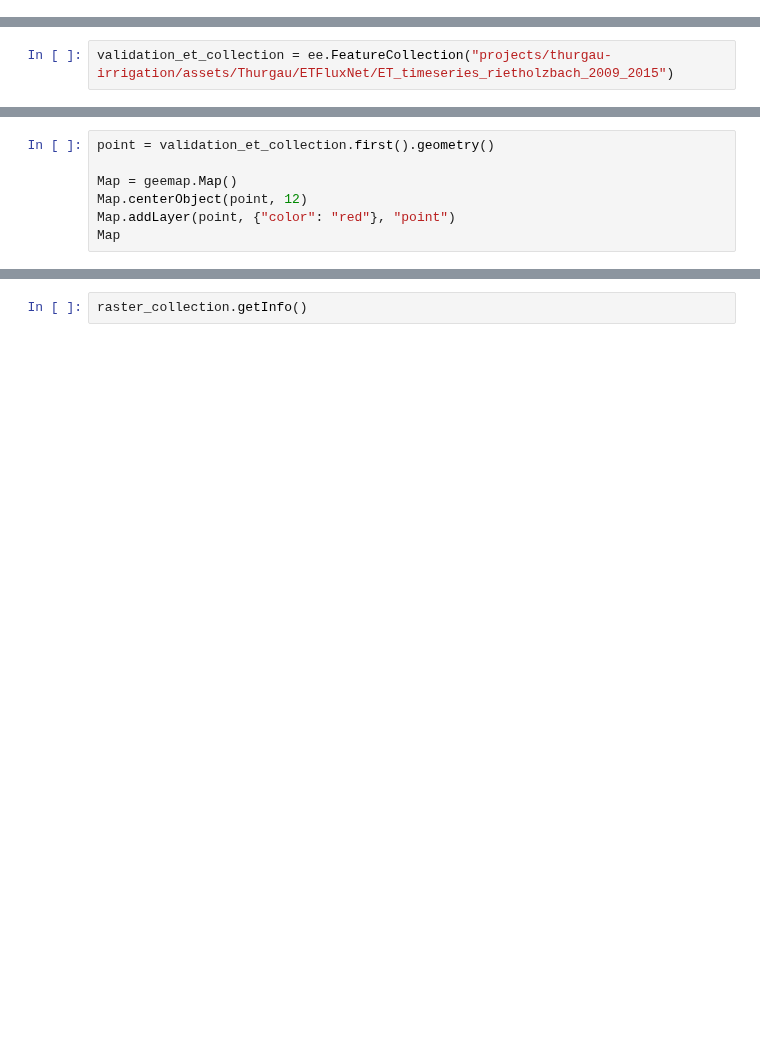
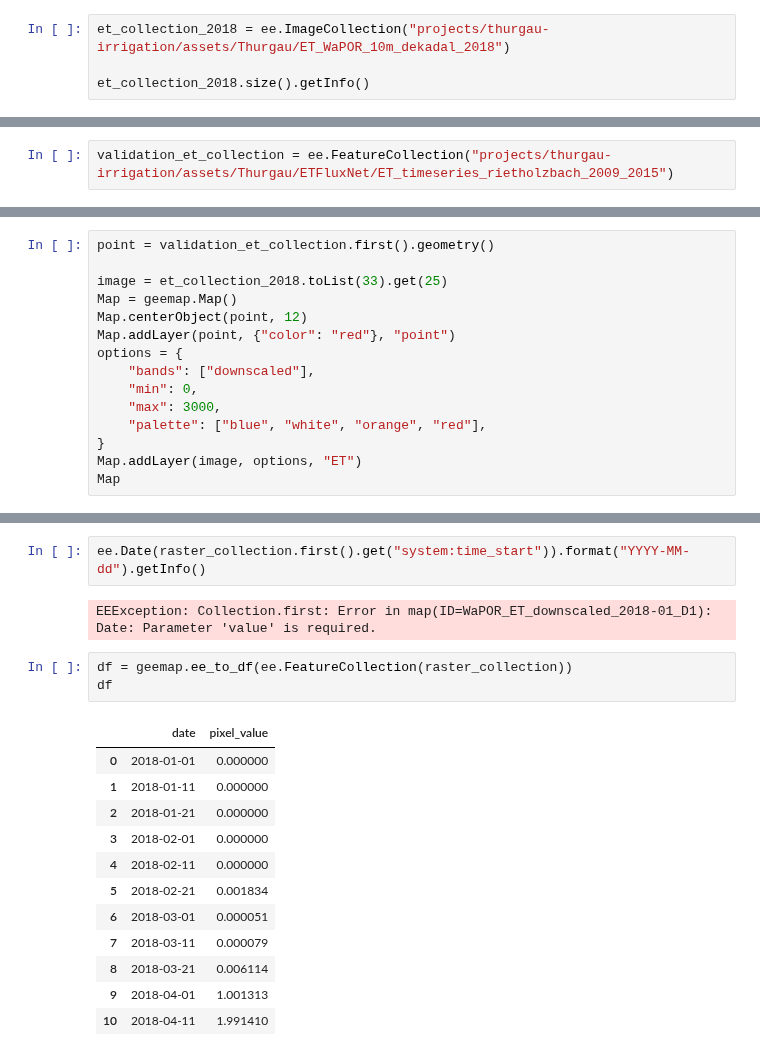
Before and after one commit to CooperBigFoot/ETblue-estimation, a Jupyter notebook: downscale_ET_data/validate_WaPOR_ET.ipynb, the cells around one changed output, grey strips where cells are left out. Cells and saved outputs as stored; diff of their text form; blank space fills up the shorter version.

```diff
--- a/downscale_ET_data/validate_WaPOR_ET.ipynb
+++ b/downscale_ET_data/validate_WaPOR_ET.ipynb
@@ -23,0 +15,4 @@ ee.Date(et_collection_2018.first().date()).format("YYYY-MM-dd").getInfo()
+# %%
+et_collection_2018 = ee.ImageCollection("projects/thurgau-irrigation/assets/Thurgau/ET_WaPOR_10m_dekadal_2018")
+
+et_collection_2018.size().getInfo()
@@ -28,7 +41,15 @@ validation_et_collection = ee.FeatureCollection("projects/thurgau-irrigation/ass
 # %%
 point = validation_et_collection.first().geometry()
 
+image = et_collection_2018.toList(33).get(25)
 Map = geemap.Map()
 Map.centerObject(point, 12)
 Map.addLayer(point, {"color": "red"}, "point")
+options = {
+    "bands": ["downscaled"],
+    "min": 0,
+    "max": 3000,
+    "palette": ["blue", "white", "orange", "red"],
+}
+Map.addLayer(image, options, "ET")
 Map
@@ -82,2 +137,21 @@ raster_collection = extract_pixel_values(
-# %%
-raster_collection.getInfo()
+# %%
+ee.Date(raster_collection.first().get("system:time_start")).format("YYYY-MM-dd").getInfo()
+# %% [output]
+EEException: Collection.first: Error in map(ID=WaPOR_ET_downscaled_2018-01_D1):
+Date: Parameter 'value' is required.
+# %%
+df = geemap.ee_to_df(ee.FeatureCollection(raster_collection))
+df
+# %% [output]
+|  | date | pixel_value |
+| 0 | 2018-01-01 | 0.000000 |
+| 1 | 2018-01-11 | 0.000000 |
+| 2 | 2018-01-21 | 0.000000 |
+| 3 | 2018-02-01 | 0.000000 |
+| 4 | 2018-02-11 | 0.000000 |
+| 5 | 2018-02-21 | 0.001834 |
+| 6 | 2018-03-01 | 0.000051 |
+| 7 | 2018-03-11 | 0.000079 |
+| 8 | 2018-03-21 | 0.006114 |
+| 9 | 2018-04-01 | 1.001313 |
+| 10 | 2018-04-11 | 1.991410 |
```
Also changed, not shown: parts of 9 cells of this notebook, 2 other files.
